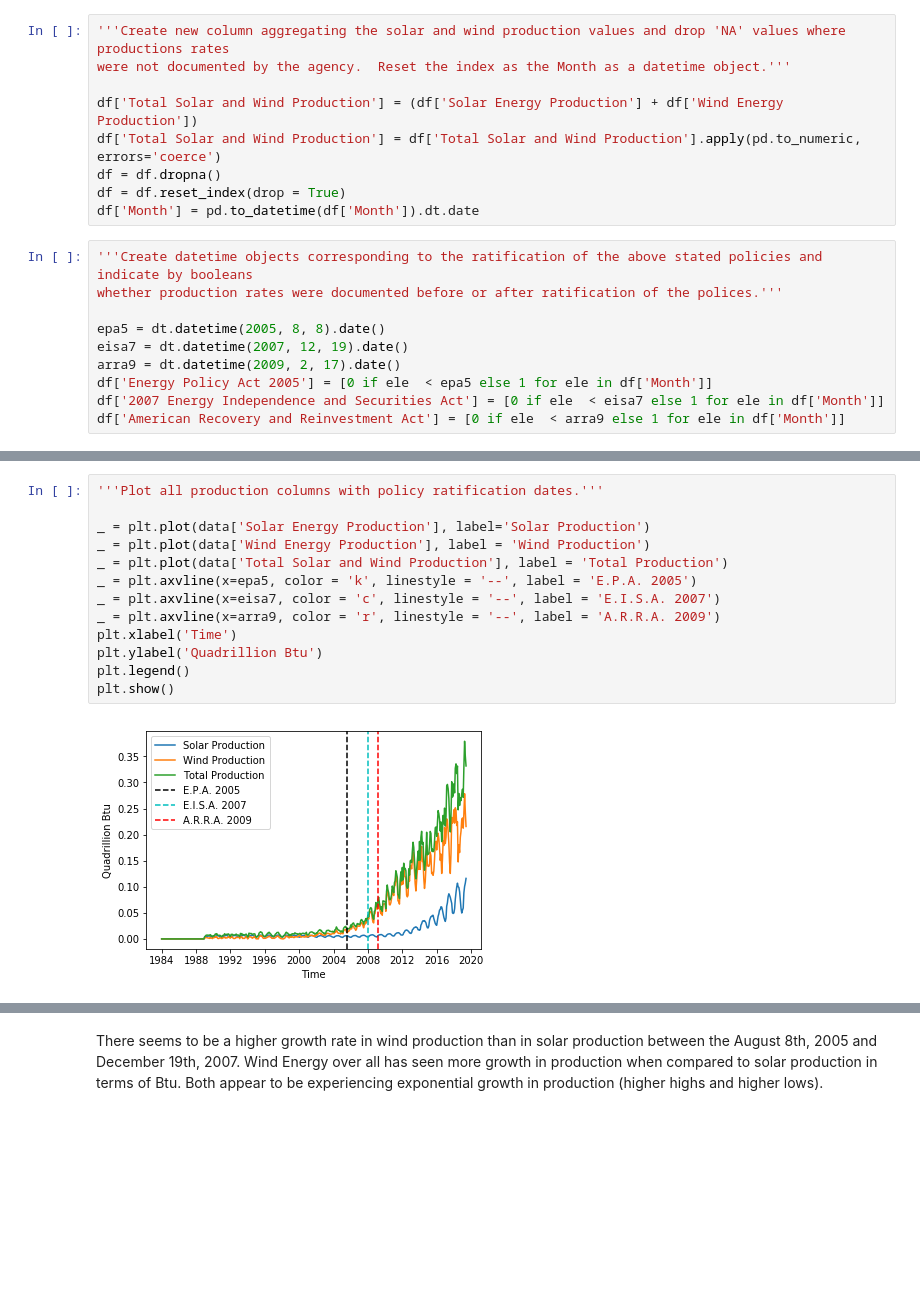
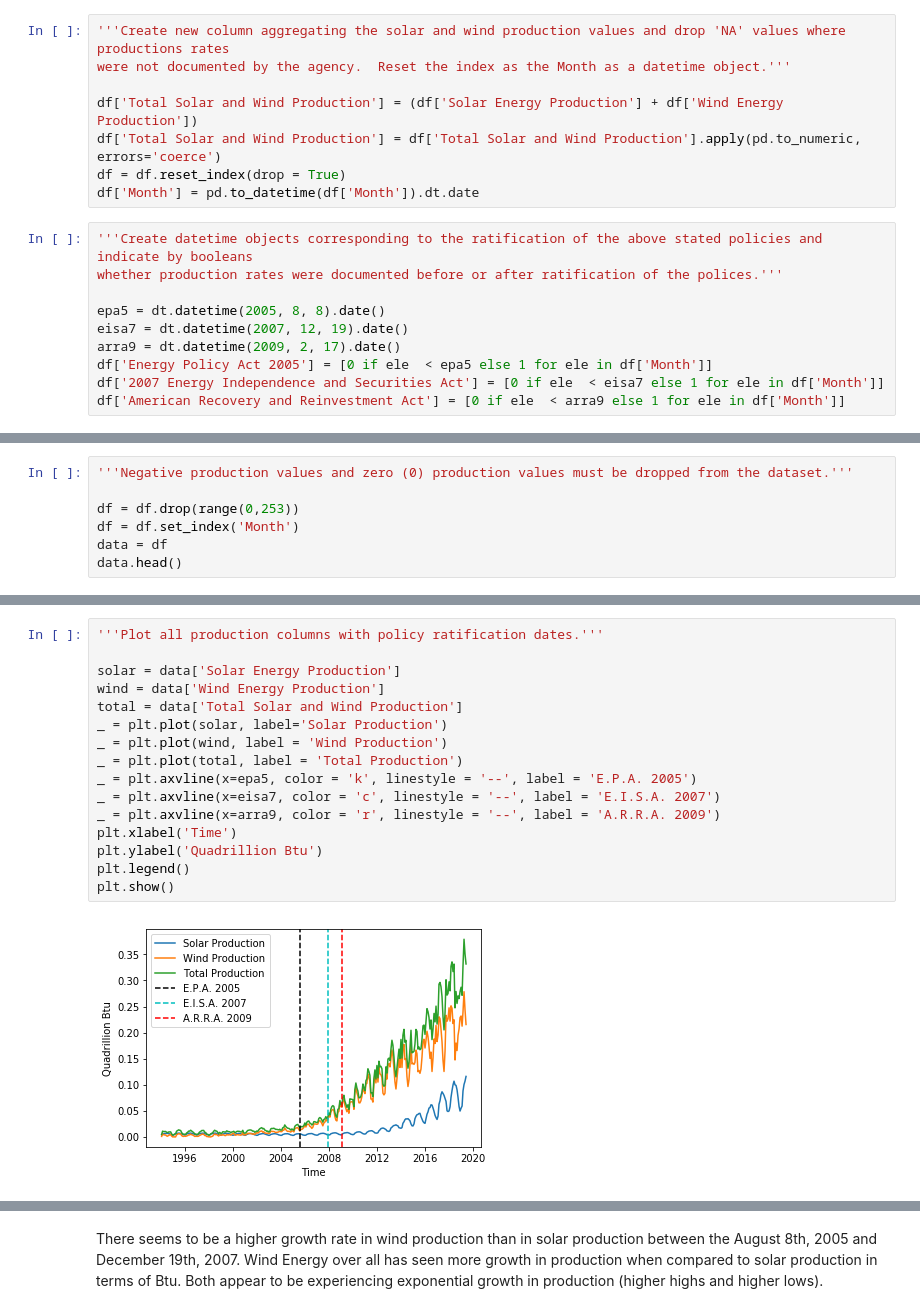
Before and after one commit to BoutrosSami/Springboard, a Jupyter notebook: Capstone_Project.ipynb, the cells around one changed output, grey strips where cells are left out. Drawn from its saved outputs; the diff is of its cells as text; blank space fills up the shorter version.

```diff
--- a/Capstone_Project.ipynb
+++ b/Capstone_Project.ipynb
@@ -40,7 +44,6 @@ were not documented by the agency.  Reset the index as the Month as a datetime o
 
 df['Total Solar and Wind Production'] = (df['Solar Energy Production'] + df['Wind Energy Production'])
 df['Total Solar and Wind Production'] = df['Total Solar and Wind Production'].apply(pd.to_numeric, errors='coerce')
-df = df.dropna()
 df = df.reset_index(drop = True)
 df['Month'] = pd.to_datetime(df['Month']).dt.date
 # %%
@@ -98,0 +81,7 @@ data.tail()
+# %%
+'''Negative production values and zero (0) production values must be dropped from the dataset.'''
+
+df = df.drop(range(0,253))
+df = df.set_index('Month')
+data = df
+data.head()
@@ -99,18 +96,21 @@ data.tail()
 # %%
 '''Plot all production columns with policy ratification dates.'''
 
-_ = plt.plot(data['Solar Energy Production'], label='Solar Production')
-_ = plt.plot(data['Wind Energy Production'], label = 'Wind Production')
-_ = plt.plot(data['Total Solar and Wind Production'], label = 'Total Production')
+solar = data['Solar Energy Production']
+wind = data['Wind Energy Production']
+total = data['Total Solar and Wind Production']
+_ = plt.plot(solar, label='Solar Production')
+_ = plt.plot(wind, label = 'Wind Production')
+_ = plt.plot(total, label = 'Total Production')
 _ = plt.axvline(x=epa5, color = 'k', linestyle = '--', label = 'E.P.A. 2005')
 _ = plt.axvline(x=eisa7, color = 'c', linestyle = '--', label = 'E.I.S.A. 2007')
 _ = plt.axvline(x=arra9, color = 'r', linestyle = '--', label = 'A.R.R.A. 2009')
 plt.xlabel('Time')
 plt.ylabel('Quadrillion Btu')
 plt.legend()
 plt.show()
 # %% [output]
-[figure, old version]
+[figure, new version]
 # %%
 '''Plot solar production only with policy ratification dates.'''
 
```
Also changed, not shown: parts of 12 cells of this notebook.
